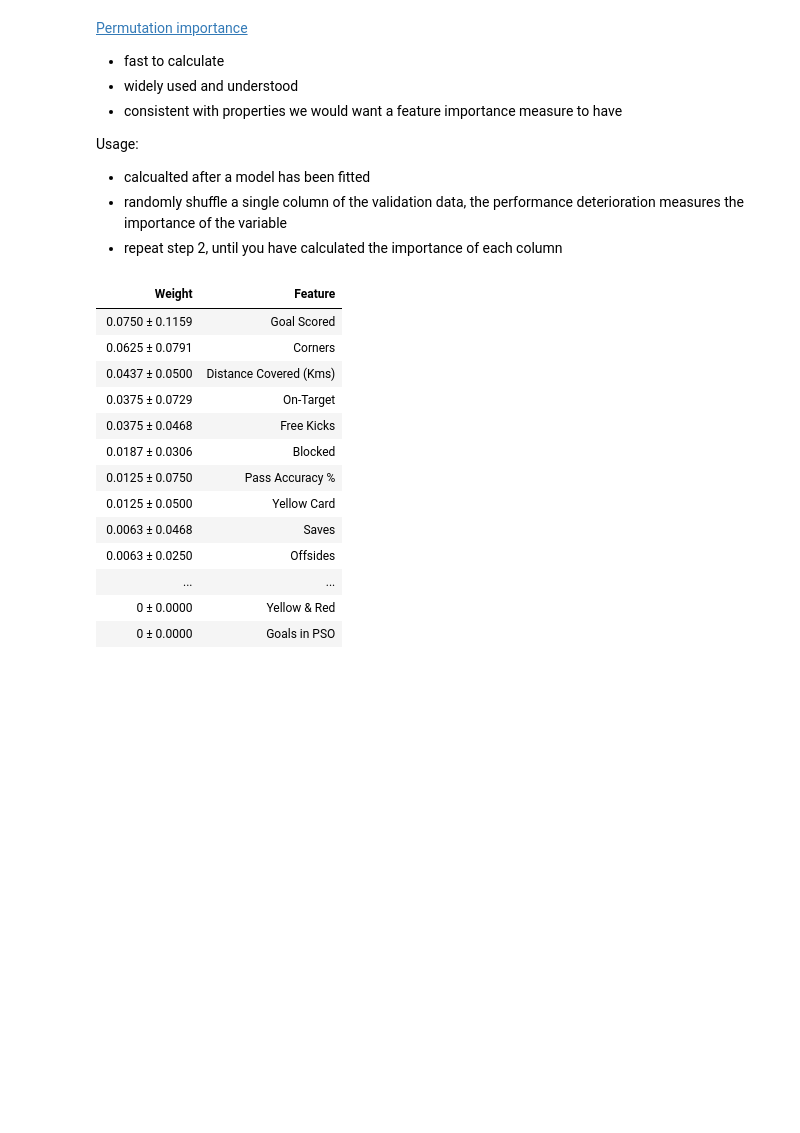
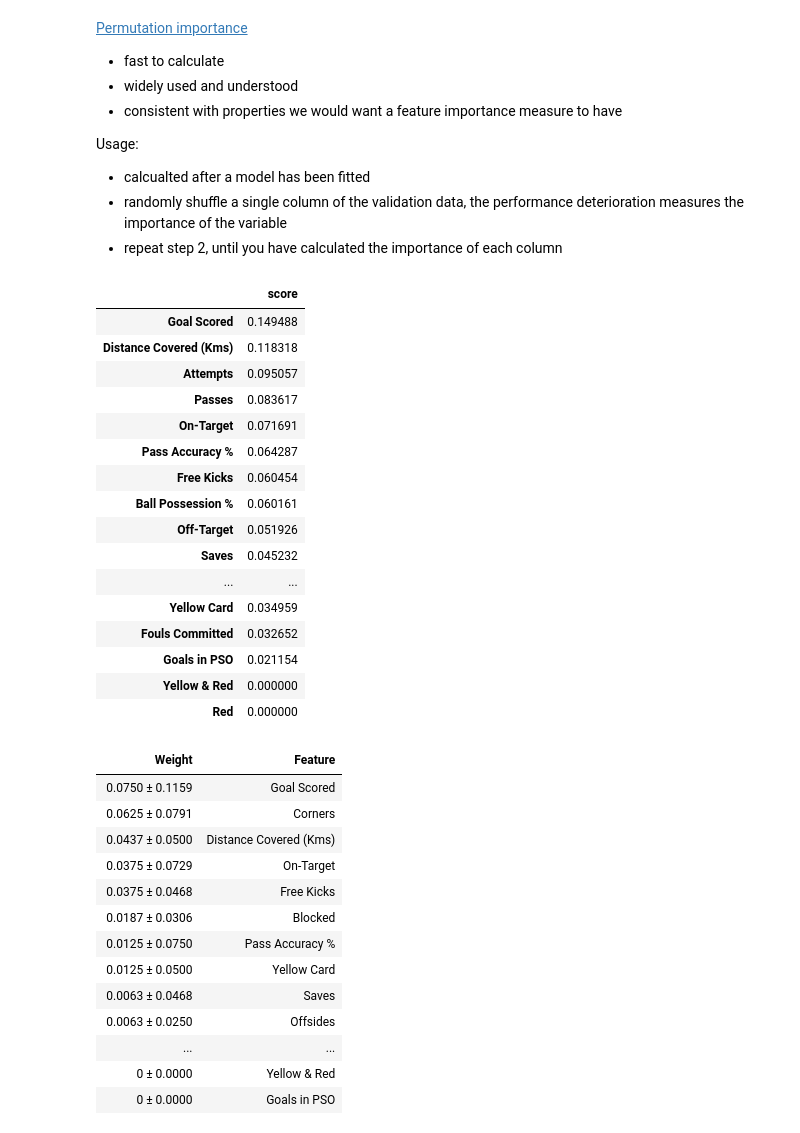
Before and after one commit to XiaoqiMa/Master-Thesis, a Jupyter notebook: Code/Jupyter-notebooks/interpretable_ml.ipynb, the cells around one changed output. Saved outputs shown, nothing was run; the diff lists cells and outputs as text; code cells hidden in the pictures; blank space fills up the shorter version.

```diff
--- a/Code/Jupyter-notebooks/interpretable_ml.ipynb
+++ b/Code/Jupyter-notebooks/interpretable_ml.ipynb
@@ -22,6 +22,34 @@ X = data[feature_names]
 train_X, val_X, train_y, val_y = train_test_split(X, y, random_state=1)
 
 model = RandomForestClassifier(random_state=0).fit(train_X, train_y)
+# %%
+importance = {}
+for i, feature in enumerate(train_X.columns):
+    importance[feature] = model.feature_importances_[i]
+
+# for f, v in sorted(importance.items(), key=lambda x:-x[1]):
+#     print('feature: ', f, 'importance socre: ', v)
+
+df_im = pd.DataFrame(importance, index=['score']).transpose()
+df_im.sort_values('score', ascending=False)
+# %% [output]
+|  | score |
+| Goal Scored | 0.149488 |
+| Distance Covered (Kms) | 0.118318 |
+| Attempts | 0.095057 |
+| Passes | 0.083617 |
+| On-Target | 0.071691 |
+| Pass Accuracy % | 0.064287 |
+| Free Kicks | 0.060454 |
+| Ball Possession % | 0.060161 |
+| Off-Target | 0.051926 |
+| Saves | 0.045232 |
+| ... | ... |
+| Yellow Card | 0.034959 |
+| Fouls Committed | 0.032652 |
+| Goals in PSO | 0.021154 |
+| Yellow & Red | 0.000000 |
+| Red | 0.000000 |
 # %%
 import eli5
 from eli5.sklearn import PermutationImportance
```
Also changed, not shown: parts of 6 cells of this notebook, 4 other files.
